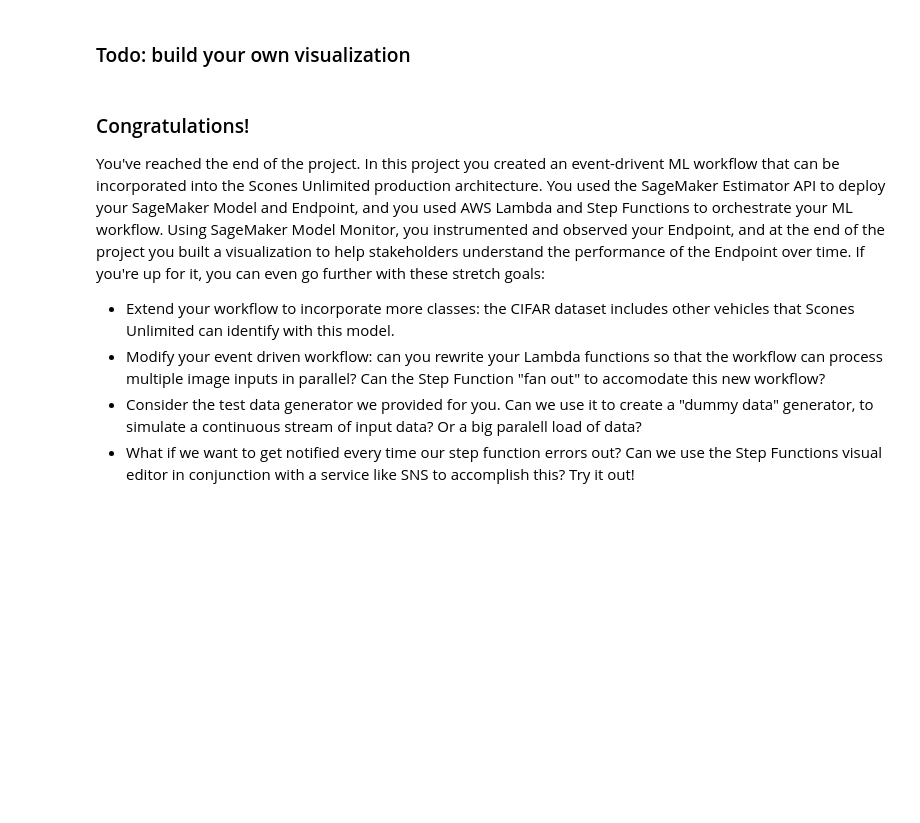
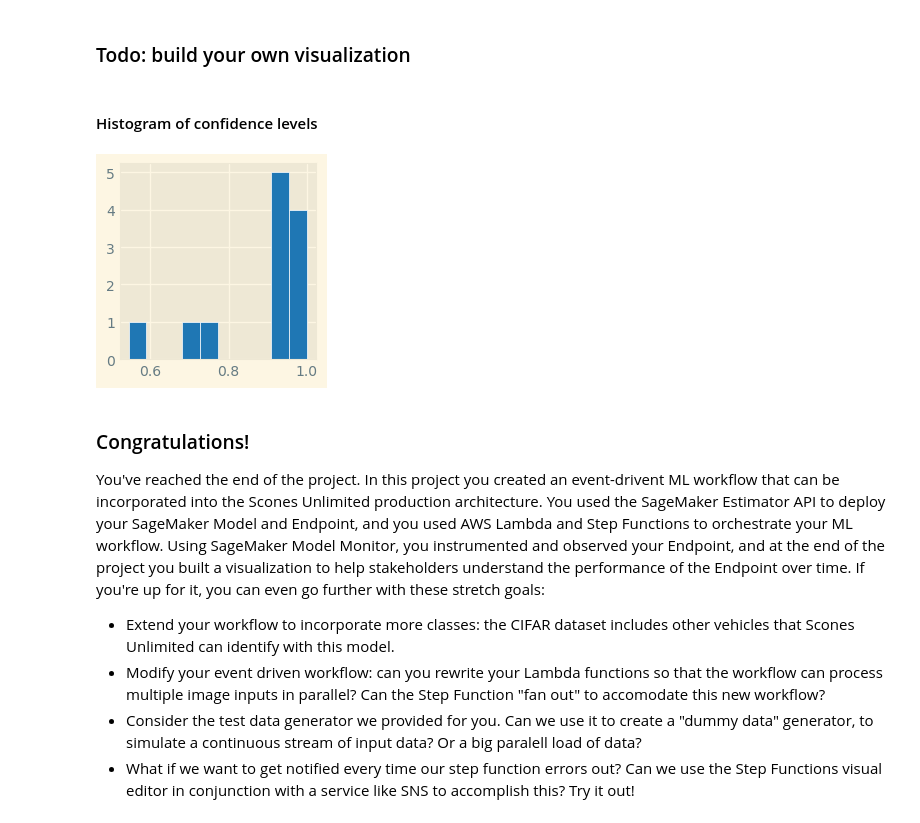
Before and after one commit to meditatingdragon/Developing-ML-Workflow, a Jupyter notebook: project/starter.ipynb, the cells around one changed output. Drawn from its saved outputs; the diff is of its cells as text; code cells hidden in the pictures; blank space fills up the shorter version.

```diff
--- a/project/starter.ipynb
+++ b/project/starter.ipynb
@@ -838,5 +830,31 @@ plt.gcf().autofmt_xdate()
 # %% [markdown]
 ### Todo: build your own visualization
+# %% [markdown]
+#### Histogram of confidence levels
+# %%
+import numpy as np
+
+plt.style.use('_mpl-gallery')
+
+# Populate the data for the x and y axis
+x = []
+y = []
+for obj in json_data:
+    inference, timestamp = simple_getter(obj)
+
+    x.append(max(inference))
+    y.append(timestamp)
+
+plt.style.use('_mpl-gallery')
+
+# plot:
+fig, ax = plt.subplots()
+
+ax.hist(x, bins=10, linewidth=0.5, edgecolor="white")
+
+plt.show()
+# %% [output]
+[figure, added]
 # %% [markdown]
 ### Congratulations!
 
```
Also changed, not shown: parts of 5 cells of this notebook.
